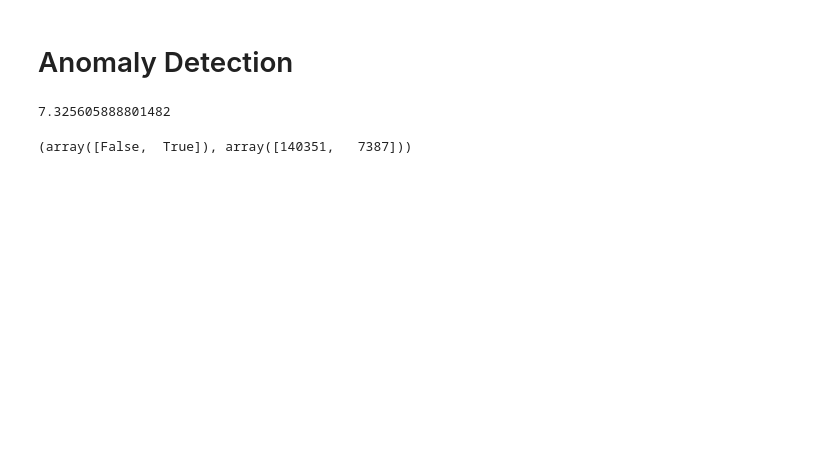
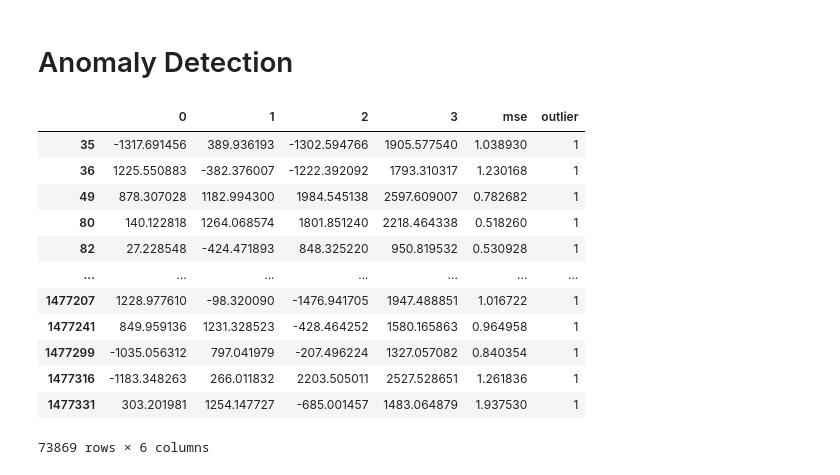
Before and after one commit to stsan9/AnomalyDetection4Jets, a Jupyter notebook: code/AE.ipynb, the cells around one changed output. Drawn from its saved outputs; the diff is of its cells as text; code cells hidden in the pictures; blank space fills up the shorter version.

```diff
--- a/code/AE.ipynb
+++ b/code/AE.ipynb
@@ -485,11 +451,30 @@ def mse_list(x,y):
+# %%
+all_data = np.concatenate((x_train, x_val, x_test))
+all_pred = vae.predict(all_data)
 # %%
 # get the mse of all predictions
-errors = (np.square(x_test - test_pred)).mean(axis=1)
+errors = (np.square(all_data - all_pred)).mean(axis=1)
+mse_thresh = np.quantile(errors,0.95)
-# %%
-np.quantile(errors,0.9998)
-# %% [output]
-7.325605888801482
-# %%
-np.unique((errors > np.quantile(errors,0.95)), return_counts = True)
-# %% [output]
-(array([False,  True]), array([140351,   7387]))
+# %%
+# all the inputs that had high mse
+data_df = pd.DataFrame(data)
+data_df["mse"] = errors
+data_df["outlier"] = 0
+# %%
+data_df.loc[data_df["mse"] > mse_thresh, "outlier"] = 1
+# %%
+data_df.loc[data_df["outlier"] == 1]
+# %% [output]
+|  | 0 | 1 | 2 | 3 | mse | outlier |
+| 35 | -1317.691456 | 389.936193 | -1302.594766 | 1905.577540 | 1.038930 | 1 |
+| 36 | 1225.550883 | -382.376007 | -1222.392092 | 1793.310317 | 1.230168 | 1 |
+| 49 | 878.307028 | 1182.994300 | 1984.545138 | 2597.609007 | 0.782682 | 1 |
+| 80 | 140.122818 | 1264.068574 | 1801.851240 | 2218.464338 | 0.518260 | 1 |
+| 82 | 27.228548 | -424.471893 | 848.325220 | 950.819532 | 0.530928 | 1 |
+| ... | ... | ... | ... | ... | ... | ... |
+| 1477207 | 1228.977610 | -98.320090 | -1476.941705 | 1947.488851 | 1.016722 | 1 |
+| 1477241 | 849.959136 | 1231.328523 | -428.464252 | 1580.165863 | 0.964958 | 1 |
+| 1477299 | -1035.056312 | 797.041979 | -207.496224 | 1327.057082 | 0.840354 | 1 |
+| 1477316 | -1183.348263 | 266.011832 | 2203.505011 | 2527.528651 | 1.261836 | 1 |
+| 1477331 | 303.201981 | 1254.147727 | -685.001457 | 1483.064879 | 1.937530 | 1 |
+73869 rows × 6 columns
```
Also changed, not shown: parts of 23 cells of this notebook.
